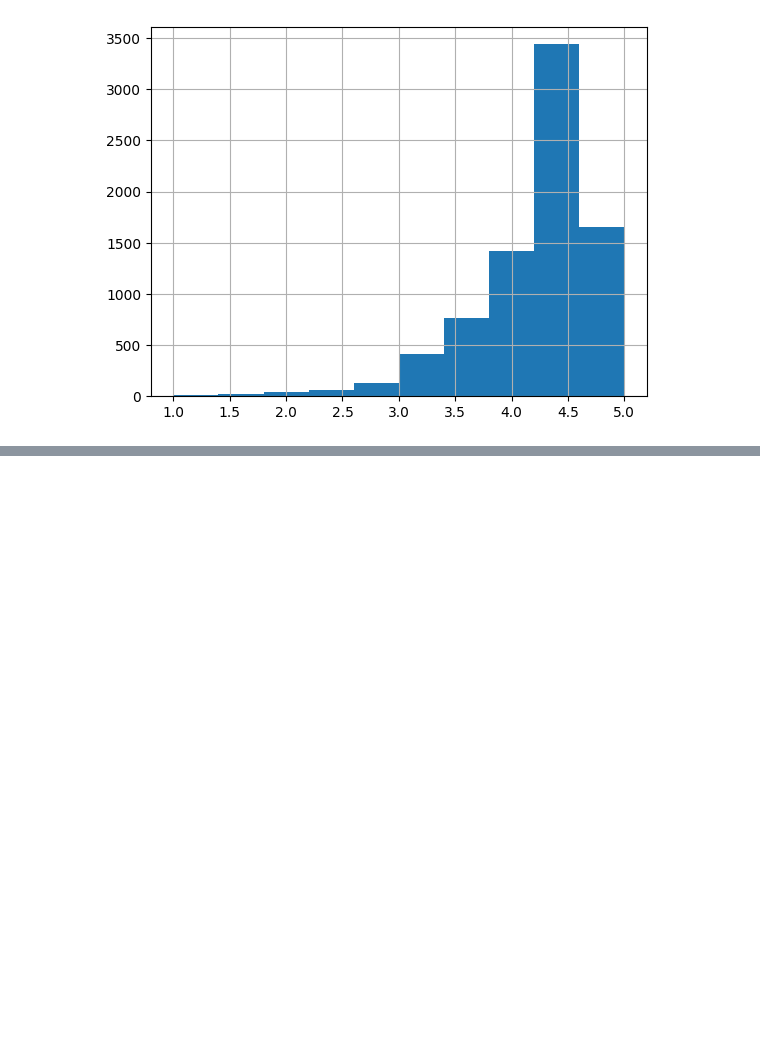
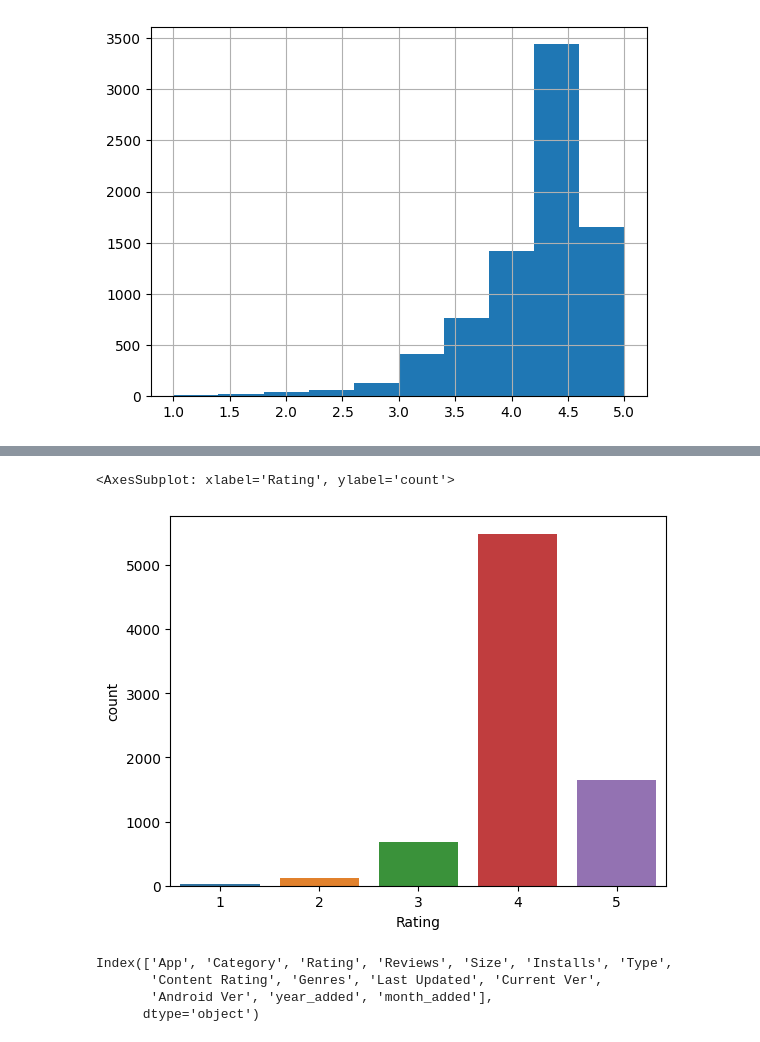
Before and after one commit to jc3wrld999/applied-machine-learning-real-world-projects-using-python, a Jupyter notebook: predict-ratings-of-applications-on-play-store/데이터 시각화, 필터링2.ipynb, the cells around one changed output, grey strips where cells are left out. Drawn from its saved outputs; the diff is of its cells as text; code cells hidden in the pictures; blank space fills up the shorter version.

```diff
--- a/predict-ratings-of-applications-on-play-store/데이터 시각화, 필터링2.ipynb
+++ b/predict-ratings-of-applications-on-play-store/데이터 시각화, 필터링2.ipynb
@@ -375,3 +367,17 @@ df2['Rating'].hist()
 # %% [output]
 <AxesSubplot: >
 [figure]
+# %%
+def convert(x):
+    if x>0.0 and x<=1.5:
+        return 1
+    elif x>1.5 and x<=2.5:
+        return 2
+    elif x>2.5 and x<=3.5:
+        return 3
+    elif x>3.5 and x<=4.5:
+        return 4
+    else:
+        return 5
+# %%
+df2['Rating'] = df2['Rating'].apply(convert)
@@ -377,0 +399,5 @@ df2['Rating'].hist()
+# %%
+sns.countplot(x='Rating', data=df2)
+# %% [output]
+<AxesSubplot: xlabel='Rating', ylabel='count'>
+[figure, added]
@@ -377,0 +406,7 @@ df2['Rating'].hist()
+# %%
+df3.columns
+# %% [output]
+Index(['App', 'Category', 'Rating', 'Reviews', 'Size', 'Installs', 'Type',
+       'Content Rating', 'Genres', 'Last Updated', 'Current Ver',
+       'Android Ver', 'year_added', 'month_added'],
+      dtype='object')
```
Also changed, not shown: parts of 13 cells of this notebook, 9 other files.
